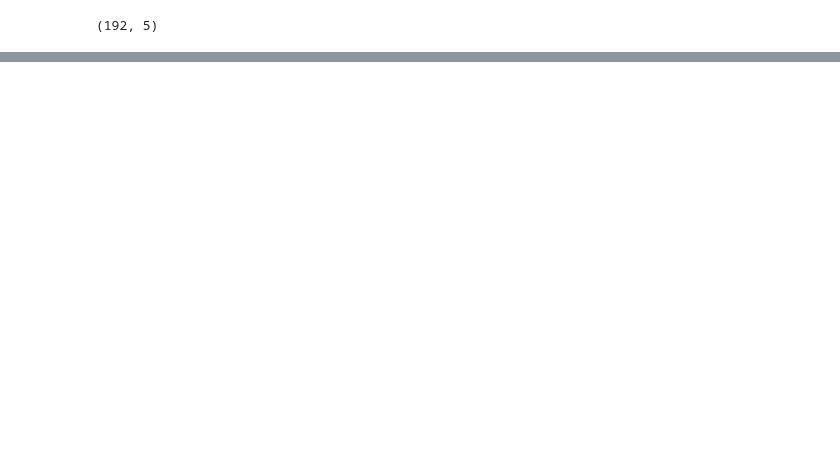
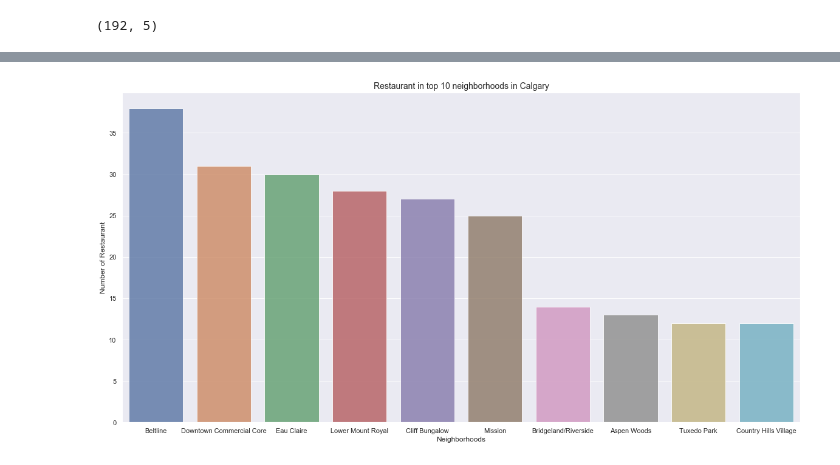
Before and after one commit to y87222185/Coursera_Capstone, a Jupyter notebook: The_Battle_of_Neighborhoods_in_Calgary.ipynb, the cells around one changed output, grey strips where cells are left out. Drawn from its saved outputs; the diff is of its cells as text; code cells hidden in the pictures; blank space fills up the shorter version.

```diff
--- a/The_Battle_of_Neighborhoods_in_Calgary.ipynb
+++ b/The_Battle_of_Neighborhoods_in_Calgary.ipynb
@@ -342,0 +574,5 @@ VERSION = '20180605' # Foursquare API version
+# %%
+related_list=['Restaurant','Pizza','Place','Coffee','Breakfast','Pub','Bar','Burger','Wings','Noodle','Café']
+# %%
+restaurant = Calgary_venues.loc[Calgary_venues['Venue Category'].str.contains('|'.join(related_list))]
+restaurant.head()
@@ -342,0 +629,12 @@ VERSION = '20180605' # Foursquare API version
+# %%
+restaurant_count = restaurant['Neighbourhood'].value_counts()
+restaurant_count = restaurant_count[:10,]
+plt.figure(figsize=(20,10))
+sns.set(font_scale = 1)
+sns.barplot(restaurant_count.index, restaurant_count.values, alpha=0.8)
+plt.title('Restaurant in top 10 neighborhoods in Calgary', fontsize=14)
+plt.ylabel('Number of Restaurant', fontsize=12)
+plt.xlabel('Neighborhoods', fontsize=12)
+plt.show()
+# %% [output]
+[figure, added]
```
Also changed, not shown: parts of 40 cells of this notebook.
